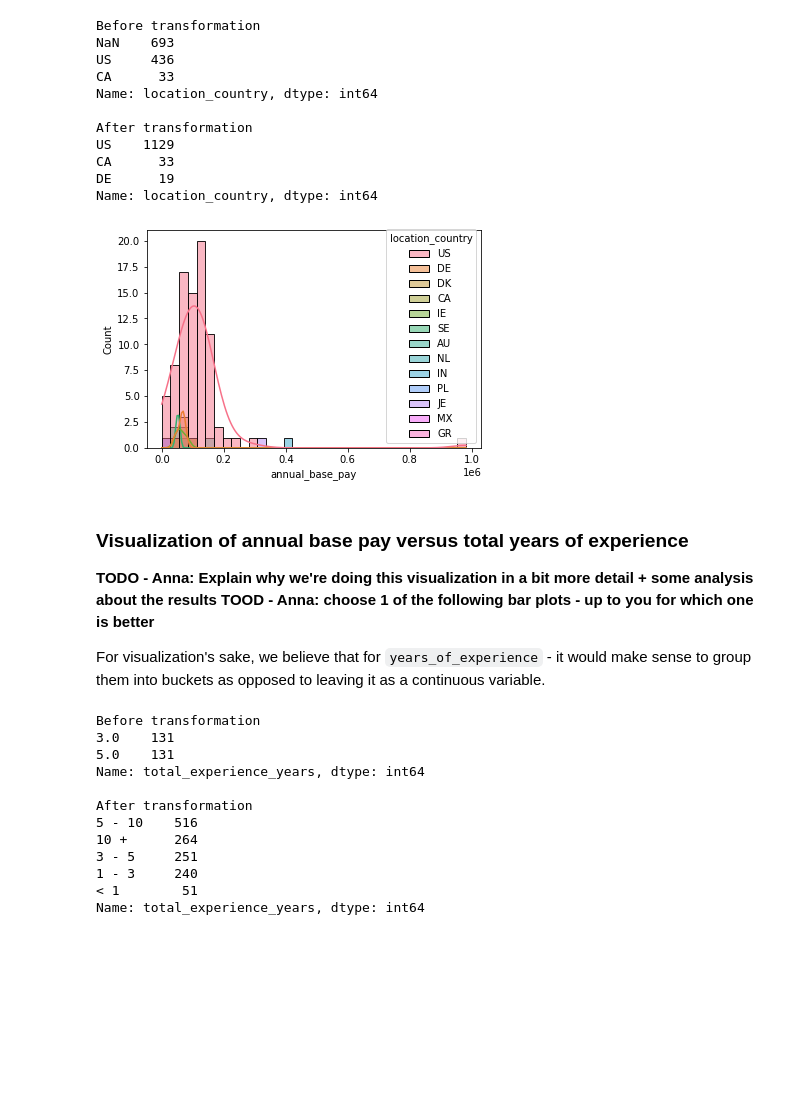
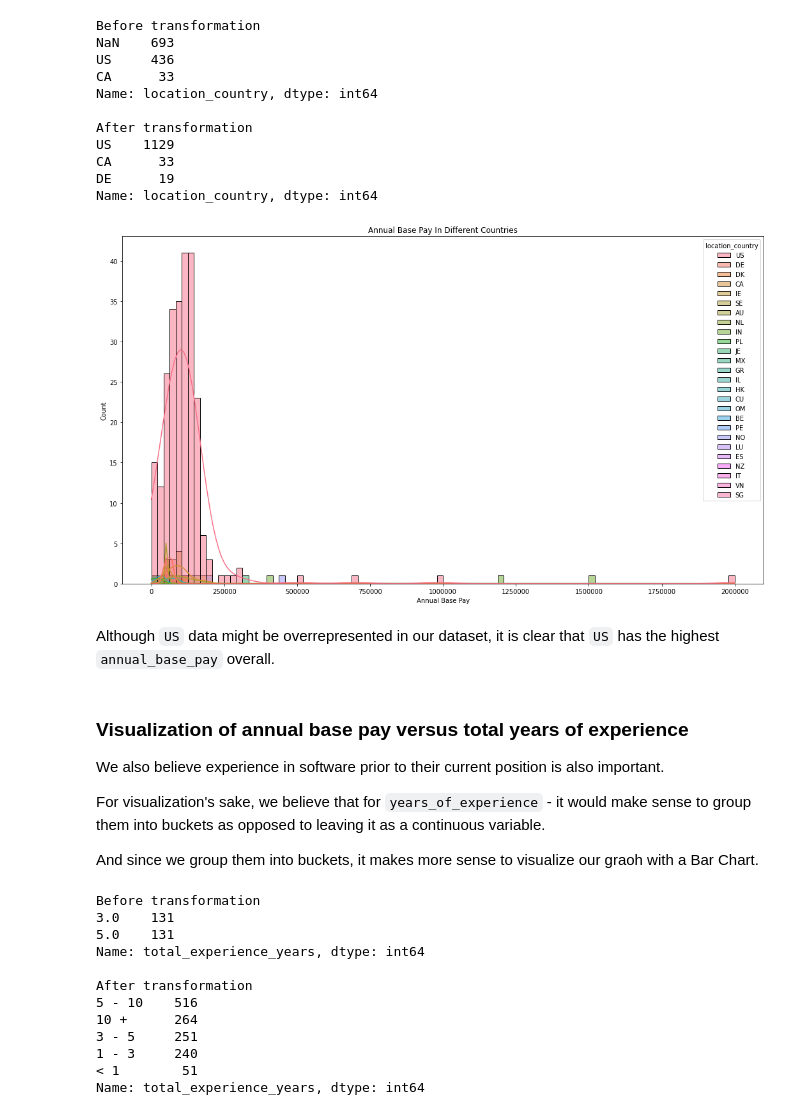
Before and after one commit to KevinSaigon/ECON323-Project, a Jupyter notebook: project.ipynb, the cells around one changed output. Drawn from its saved outputs; the diff is of its cells as text; code cells hidden in the pictures; blank space fills up the shorter version.

```diff
--- a/project.ipynb
+++ b/project.ipynb
@@ -96,3 +110,5 @@ Name: annual_base_pay, dtype: float64
+# %%
+n = 300 # declare sample size
 # %% [markdown]
 ### Visualization of annual base pay versus seniority
 
@@ -193,18 +225,26 @@ CA      33
 DE      19
 Name: location_country, dtype: int64
 # %%
-fig, ax = plt.subplots()
-sns.histplot(x='annual_base_pay', data=viz_data.head(100), ax=ax, kde=True, hue='location_country')
+fig, ax = plt.subplots(figsize=(18,10))
+sns.histplot(x='annual_base_pay', data=viz_data.head(n), ax=ax, kde=True, hue='location_country')
+
+ax.set_xlabel("Annual Base Pay")
+ax.set_title("Annual Base Pay In Different Countries")
+
+plt.gca().ticklabel_format(axis='x', style='plain')
 plt.show()
 # %% [output]
-[figure, old version]
+[figure, new version]
+# %% [markdown]
+Although `US` data might be overrepresented in our dataset, it is clear that `US` has the highest `annual_base_pay` overall.
 # %% [markdown]
 ### Visualization of annual base pay versus total years of experience
 
-**TODO - Anna: Explain why we're doing this visualization in a bit more detail + some analysis about the results**
-**TOOD - Anna: choose 1 of the following bar plots - up to you for which one is better**
+We also believe experience in software prior to their current position is also important.
 
 For visualization's sake, we believe that for `years_of_experience` - it would make sense to group them into buckets as opposed to leaving it as a continuous variable.
+
+And since we group them into buckets, it makes more sense to visualize our graoh with a Bar Chart.
 # %%
 viz_data = train_df.copy()
 yoe = viz_data["total_experience_years"].value_counts(dropna=False)
```
Also changed, not shown: parts of 25 cells of this notebook.
